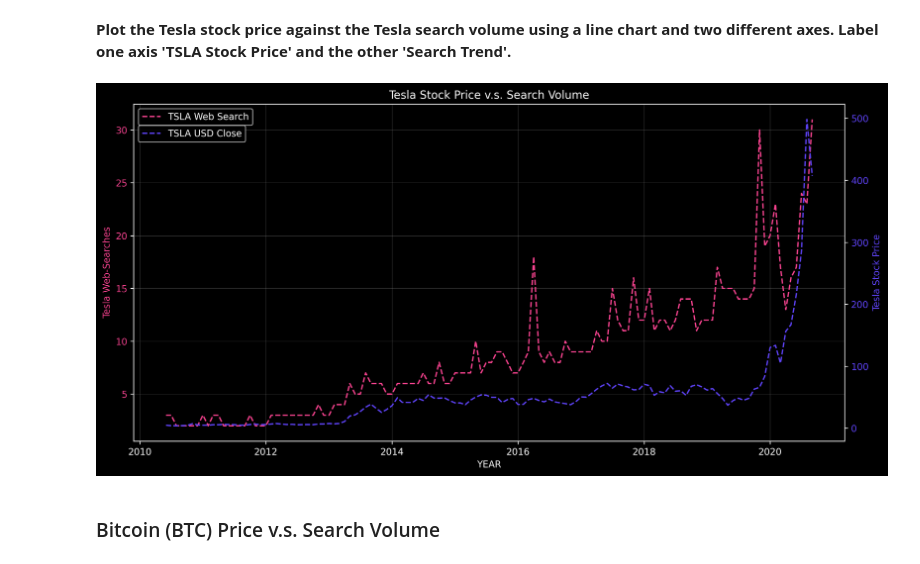
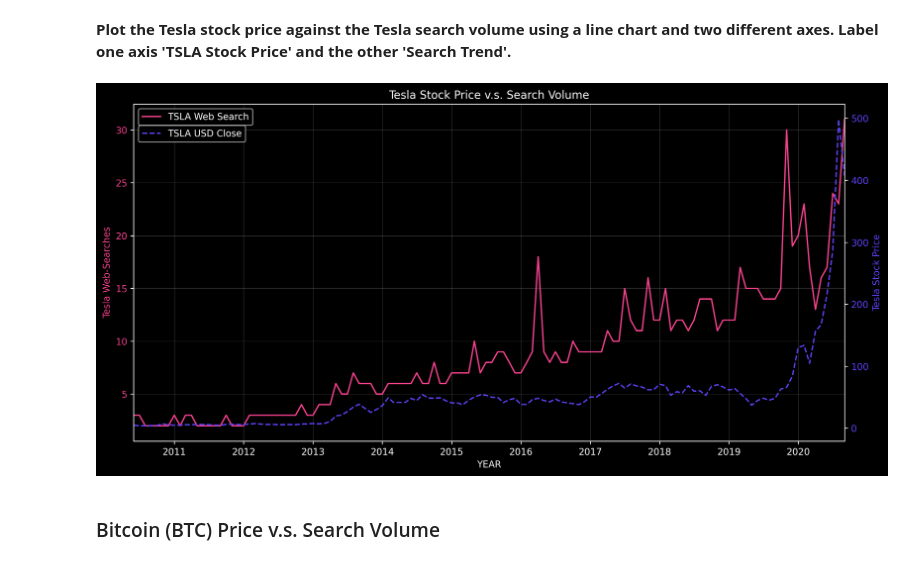
Before and after one commit to ahmedyar7/Data-Science-Projects, a Jupyter notebook: Google Trends/main.ipynb, the cells around one changed output. Saved outputs shown, nothing was run; the diff lists cells and outputs as text; code cells hidden in the pictures.

```diff
--- a/Google Trends/main.ipynb
+++ b/Google Trends/main.ipynb
@@ -222,40 +222,46 @@ axis1.plot(
     Y_COR_1,
     color="#f5428d",
     label="TSLA Web Search",
-    linestyle="--",
 )
 
 # Plotting Graph2
 axis2.plot(
     X_COR,
     Y_COR_2,
     color="#5d42f5",
     label="TSLA USD Close",
     linestyle="--",
 )
+
+# X & Y Limits
+axis1.set_xlim(
+    df_tesla["MONTH"][0],
+    df_tesla["MONTH"].max(),
+)
+
 
 # Setting Labels
 axis1.set_xlabel("YEAR")
 
 axis1.set_ylabel("Tesla Web-Searches", color="#f5428d")
 axis2.set_ylabel("Tesla Stock Price", color="#5d42f5")
 
 
 # Styling Labels
 axis1.tick_params(axis="y", labelcolor="#f5428d")
 axis2.tick_params(axis="y", labelcolor="#5d42f5")
 
 # Legends
 axis1.legend(loc="upper left", bbox_to_anchor=(0, 1))
 axis2.legend(loc="upper left", bbox_to_anchor=(0, 0.95))
 
 # Grid:
 axis1.grid(True, color="gray", linewidth=0.2)
 
 plt.tight_layout()
 plt.show()
 # %% [output]
-[figure, old version]
+[figure, new version]
 # %% [markdown]
 ### Bitcoin (BTC) Price v.s. Search Volume
 # %%
```
Also changed, not shown: parts of 6 cells of this notebook.
